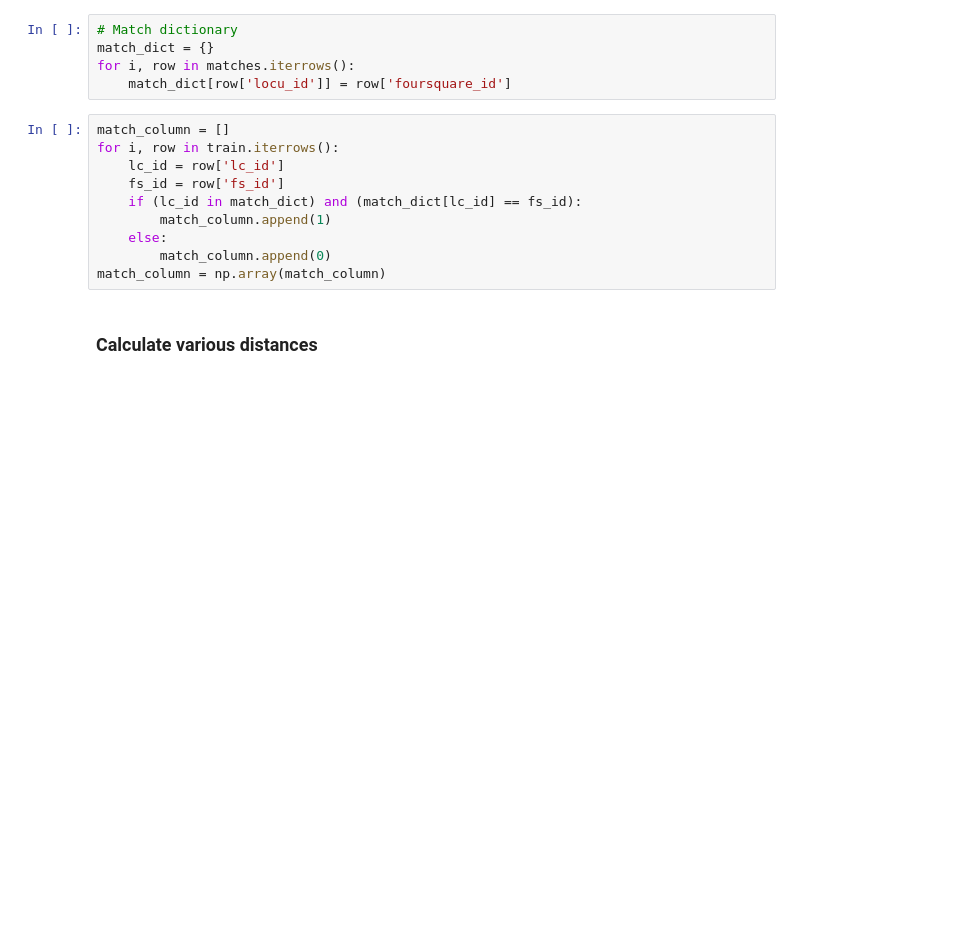
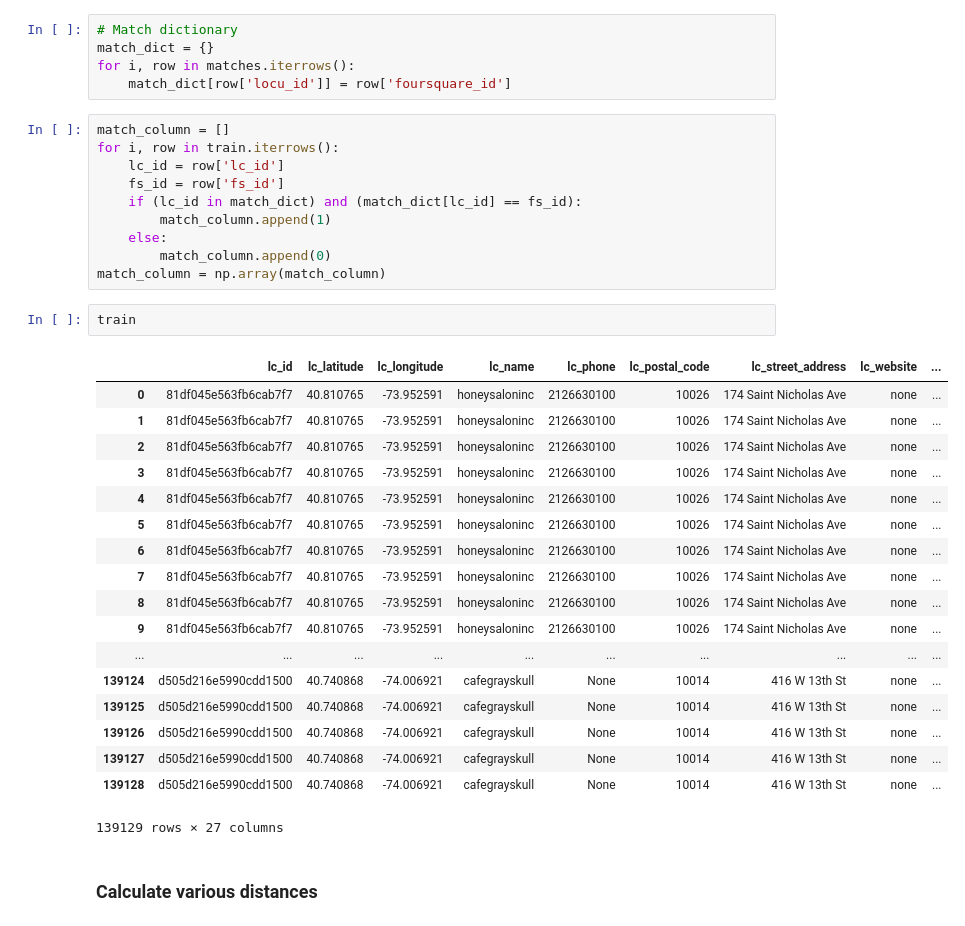
Before and after one commit to diegollarrull/entity-resolution, a Jupyter notebook: project_with_phone.ipynb, the cells around one changed output. Drawn from its saved outputs; the diff is of its cells as text; blank space fills up the shorter version.

```diff
--- a/project_with_phone.ipynb
+++ b/project_with_phone.ipynb
@@ -222,6 +223,27 @@ for i, row in train.iterrows():
     else:
         match_column.append(0)
 match_column = np.array(match_column)
+# %%
+train
+# %% [output]
+|  | lc_id | lc_latitude | lc_longitude | lc_name | lc_phone | lc_postal_code | lc_street_address | lc_website | ... |
+| 0 | 81df045e563fb6cab7f7 | 40.810765 | -73.952591 | honeysaloninc | 2126630100 | 10026 | 174 Saint Nicholas Ave | none | ... |
+| 1 | 81df045e563fb6cab7f7 | 40.810765 | -73.952591 | honeysaloninc | 2126630100 | 10026 | 174 Saint Nicholas Ave | none | ... |
+| 2 | 81df045e563fb6cab7f7 | 40.810765 | -73.952591 | honeysaloninc | 2126630100 | 10026 | 174 Saint Nicholas Ave | none | ... |
+| 3 | 81df045e563fb6cab7f7 | 40.810765 | -73.952591 | honeysaloninc | 2126630100 | 10026 | 174 Saint Nicholas Ave | none | ... |
+| 4 | 81df045e563fb6cab7f7 | 40.810765 | -73.952591 | honeysaloninc | 2126630100 | 10026 | 174 Saint Nicholas Ave | none | ... |
+| 5 | 81df045e563fb6cab7f7 | 40.810765 | -73.952591 | honeysaloninc | 2126630100 | 10026 | 174 Saint Nicholas Ave | none | ... |
+| 6 | 81df045e563fb6cab7f7 | 40.810765 | -73.952591 | honeysaloninc | 2126630100 | 10026 | 174 Saint Nicholas Ave | none | ... |
+| 7 | 81df045e563fb6cab7f7 | 40.810765 | -73.952591 | honeysaloninc | 2126630100 | 10026 | 174 Saint Nicholas Ave | none | ... |
+| 8 | 81df045e563fb6cab7f7 | 40.810765 | -73.952591 | honeysaloninc | 2126630100 | 10026 | 174 Saint Nicholas Ave | none | ... |
+| 9 | 81df045e563fb6cab7f7 | 40.810765 | -73.952591 | honeysaloninc | 2126630100 | 10026 | 174 Saint Nicholas Ave | none | ... |
+| ... | ... | ... | ... | ... | ... | ... | ... | ... | ... |
+| 139124 | d505d216e5990cdd1500 | 40.740868 | -74.006921 | cafegrayskull | None | 10014 | 416 W 13th St | none | ... |
+| 139125 | d505d216e5990cdd1500 | 40.740868 | -74.006921 | cafegrayskull | None | 10014 | 416 W 13th St | none | ... |
+| 139126 | d505d216e5990cdd1500 | 40.740868 | -74.006921 | cafegrayskull | None | 10014 | 416 W 13th St | none | ... |
+| 139127 | d505d216e5990cdd1500 | 40.740868 | -74.006921 | cafegrayskull | None | 10014 | 416 W 13th St | none | ... |
+| 139128 | d505d216e5990cdd1500 | 40.740868 | -74.006921 | cafegrayskull | None | 10014 | 416 W 13th St | none | ... |
+139129 rows × 27 columns
 # %% [markdown]
 ### Calculate various distances
 # %%
```
Also changed, not shown: parts of 2 cells of this notebook.
